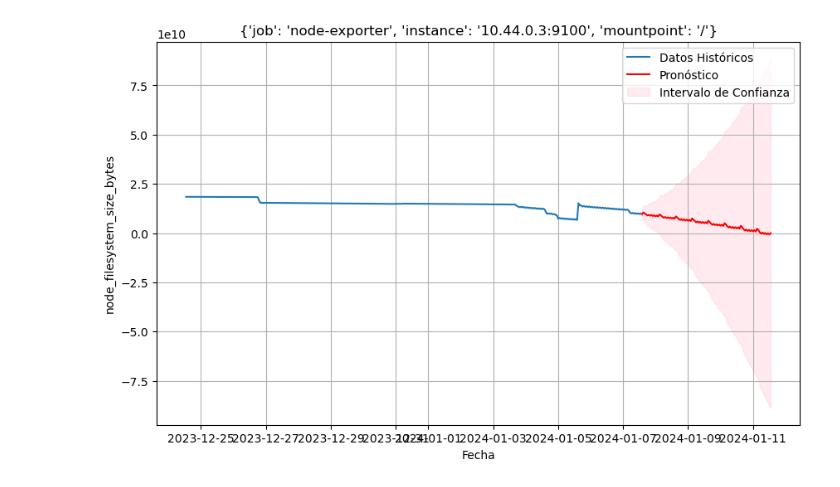
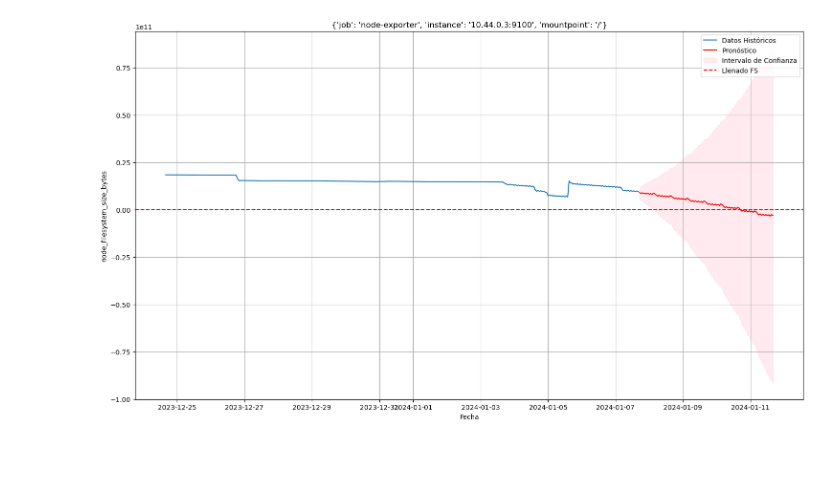
Before and after one commit to martiroman/observabilidad, a Jupyter notebook: Observabilidad-MachineLearning/Prom_ML_Grafana.ipynb, the cells around one changed output. Saved outputs shown, nothing was run; the diff lists cells and outputs as text; code cells hidden in the pictures; blank space fills up the shorter version.

```diff
--- a/Observabilidad-MachineLearning/Prom_ML_Grafana.ipynb
+++ b/Observabilidad-MachineLearning/Prom_ML_Grafana.ipynb
@@ -44,8 +44,4 @@ end_time = parse_datetime("now")
 query = 'node_filesystem_avail_bytes'
 
 df_prom = metric_query(labels, start_time, end_time, query)
-
-# Obtiene fs size en bytes
-query = 'node_filesystem_size_bytes'
-size = metric_query(labels, start_time, end_time, query)
 # %%
@@ -96,29 +92,31 @@ CONVERGENCE: REL_REDUCTION_OF_F_<=_FACTR*EPSMCH
 # %%
 ## 4. Visualización de los datos
 # Datos históricos
-plt.figure(figsize=(10, 6))
+plt.figure(figsize=(18, 10))
 plt.plot(df, label='Datos Históricos')
 
 # Pronóstico
 plt.plot(forecast, color='red', label='Pronóstico')
 
 # Intervalo de confianza
 plt.fill_between(
     confidence_intervals.index,
-    confidence_intervals['lower value'],  # Límite inferior del intervalo
-    confidence_intervals['upper value'],  # Límite superior del intervalo
+    confidence_intervals['lower value'],
+    confidence_intervals['upper value'],
     color='pink', alpha=0.3, label='Intervalo de Confianza'
 )
 
+# Umbral
+plt.axhline(y=0, color='red', linestyle='--', label='Llenado FS')
 
 plt.xlabel('Fecha')
 plt.ylabel(query)
 plt.title(labels)
 plt.legend()
 plt.grid(True)
 plt.show()
 # %% [output]
-[figure, old version]
+[figure, new version]
 # %%
 df
 # %% [output]
```
Also changed, not shown: parts of 6 cells of this notebook, 1 other file.
